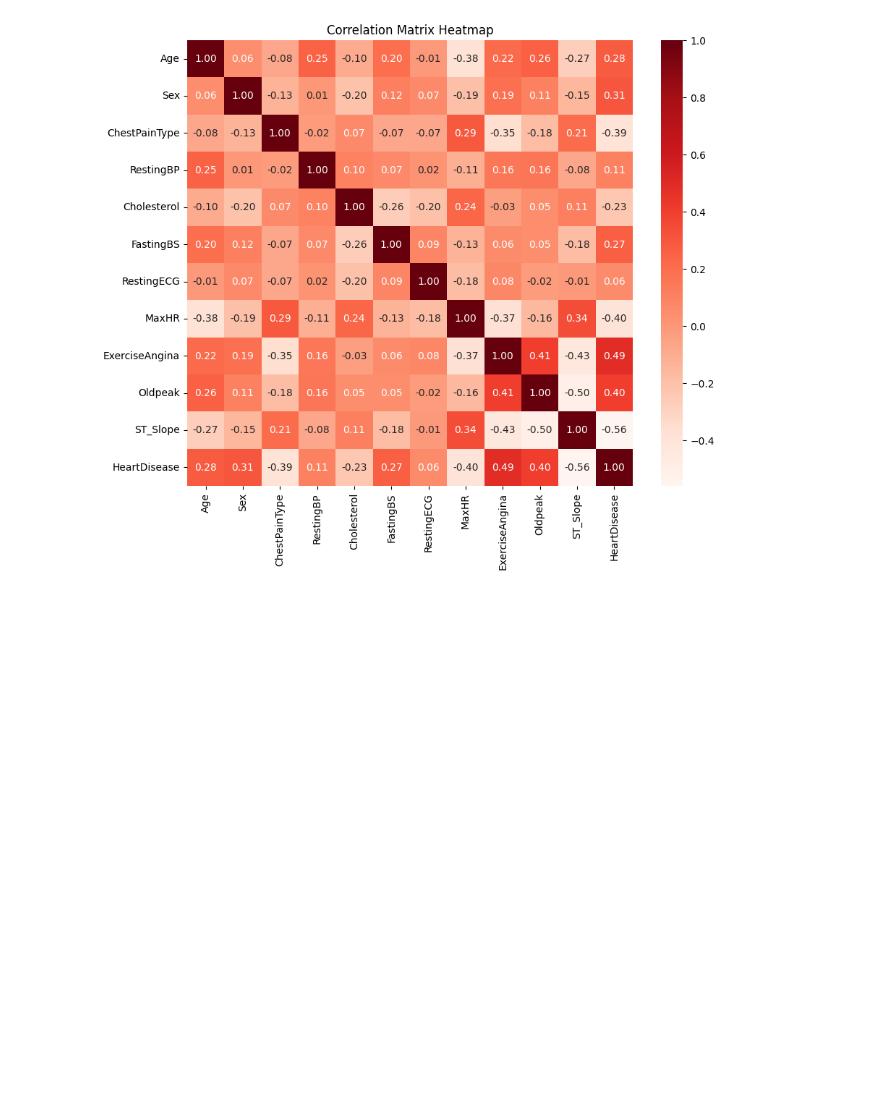
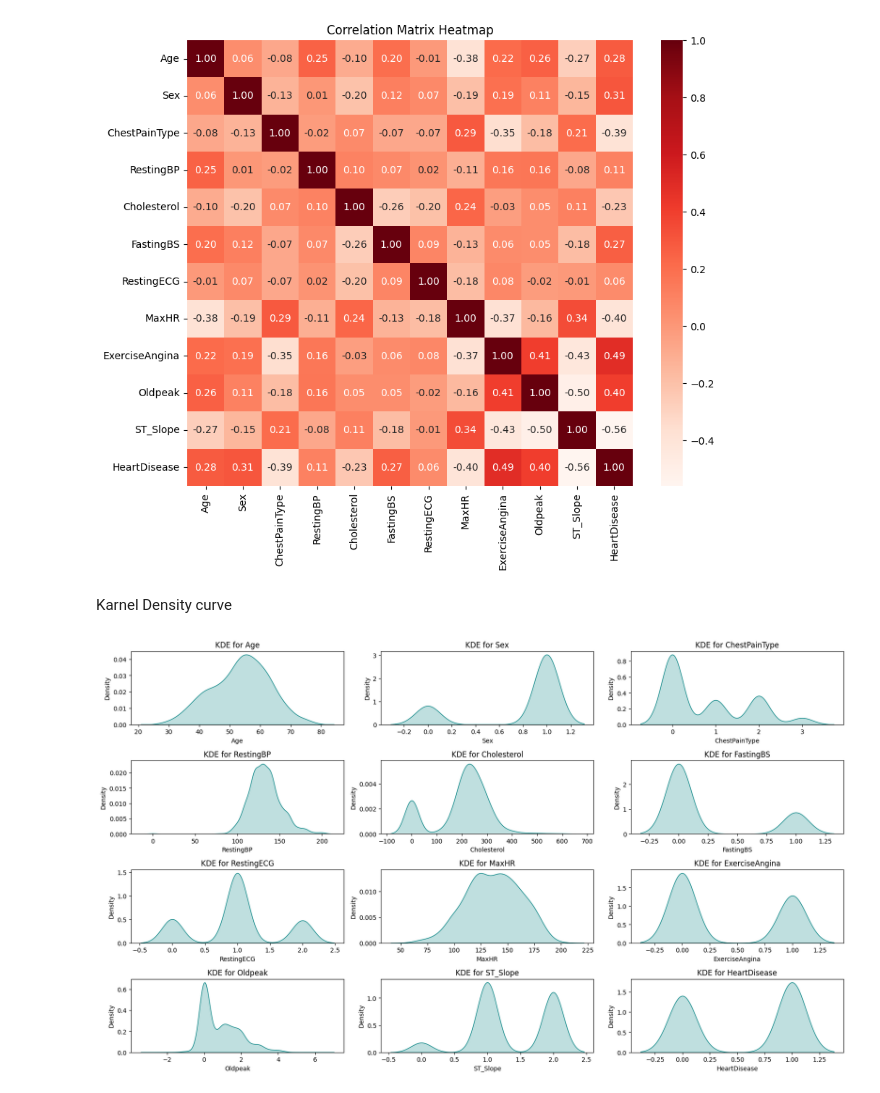
Before and after one commit to nupur221/Machine-Learning-Algorithm, a Jupyter notebook: code.ipynb, the cells around one changed output. Cells and saved outputs as stored; diff of their text form; code cells hidden in the pictures; blank space fills up the shorter version.

```diff
--- a/code.ipynb
+++ b/code.ipynb
@@ -811,3 +811,25 @@ plt.title("Correlation Matrix Heatmap")
 plt.show()
 # %% [output]
 [figure]
+# %% [markdown]
+Karnel Density curve
+# %%
+import pandas as pd
+import seaborn as sns
+import matplotlib.pyplot as plt
+# Select numeric columns only
+numeric_cols = df.select_dtypes(include=['float64', 'int64']).columns
+
+# Plot Kernel Density Curves for all numeric features
+plt.figure(figsize=(17, 12))
+for i, col in enumerate(numeric_cols, 1):
+    plt.subplot((len(numeric_cols) // 3) + 1, 3, i)  # Arrange in 3 columns
+    sns.kdeplot(df[col], fill=True, color='teal')
+    plt.title(f"KDE for {col}")
+    plt.xlabel(col)
+    plt.ylabel("Density")
+
+plt.tight_layout()
+plt.show()
+# %% [output]
+[figure, added]
```
Also changed, not shown: parts of 2 cells of this notebook.
